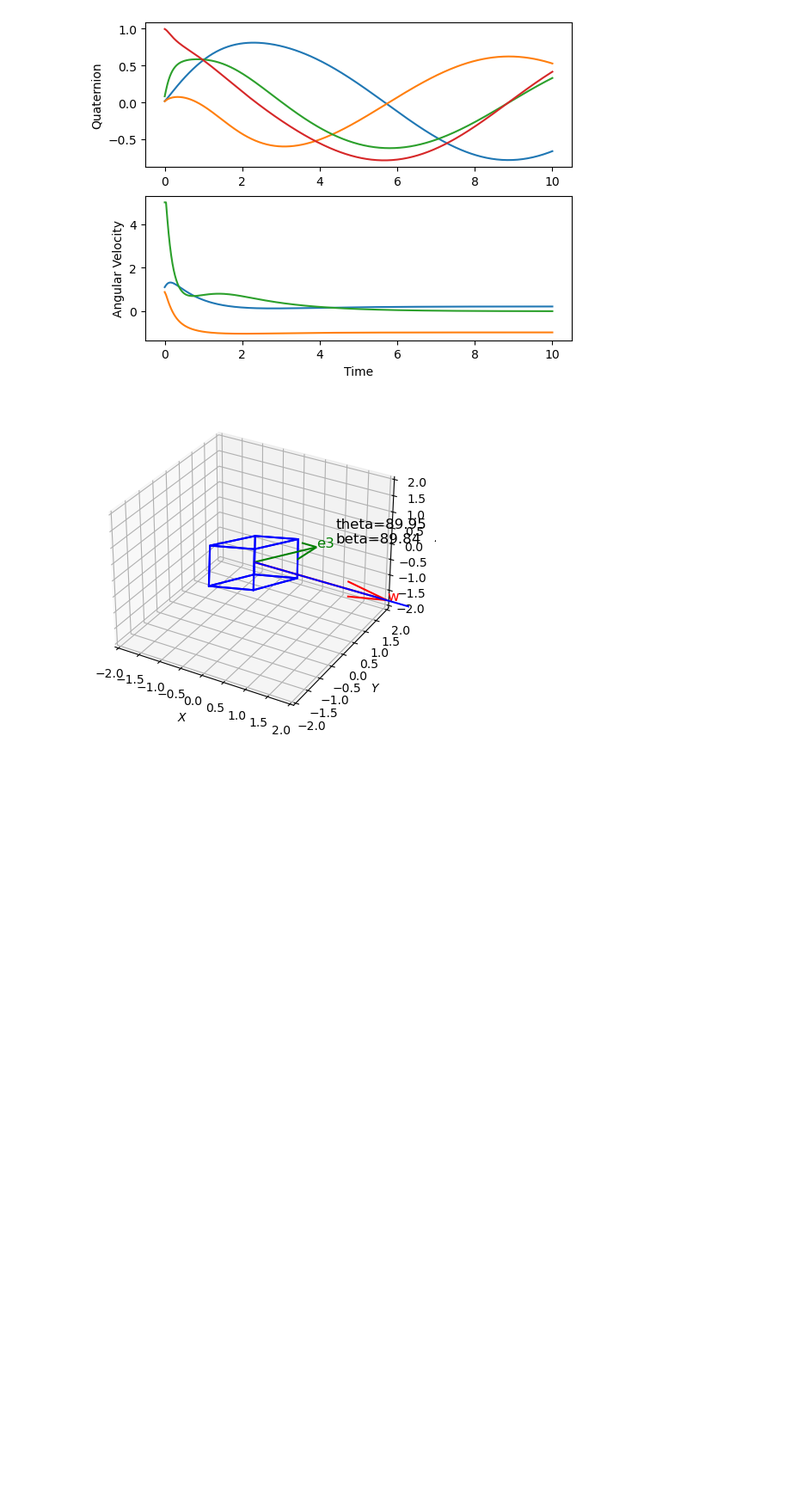
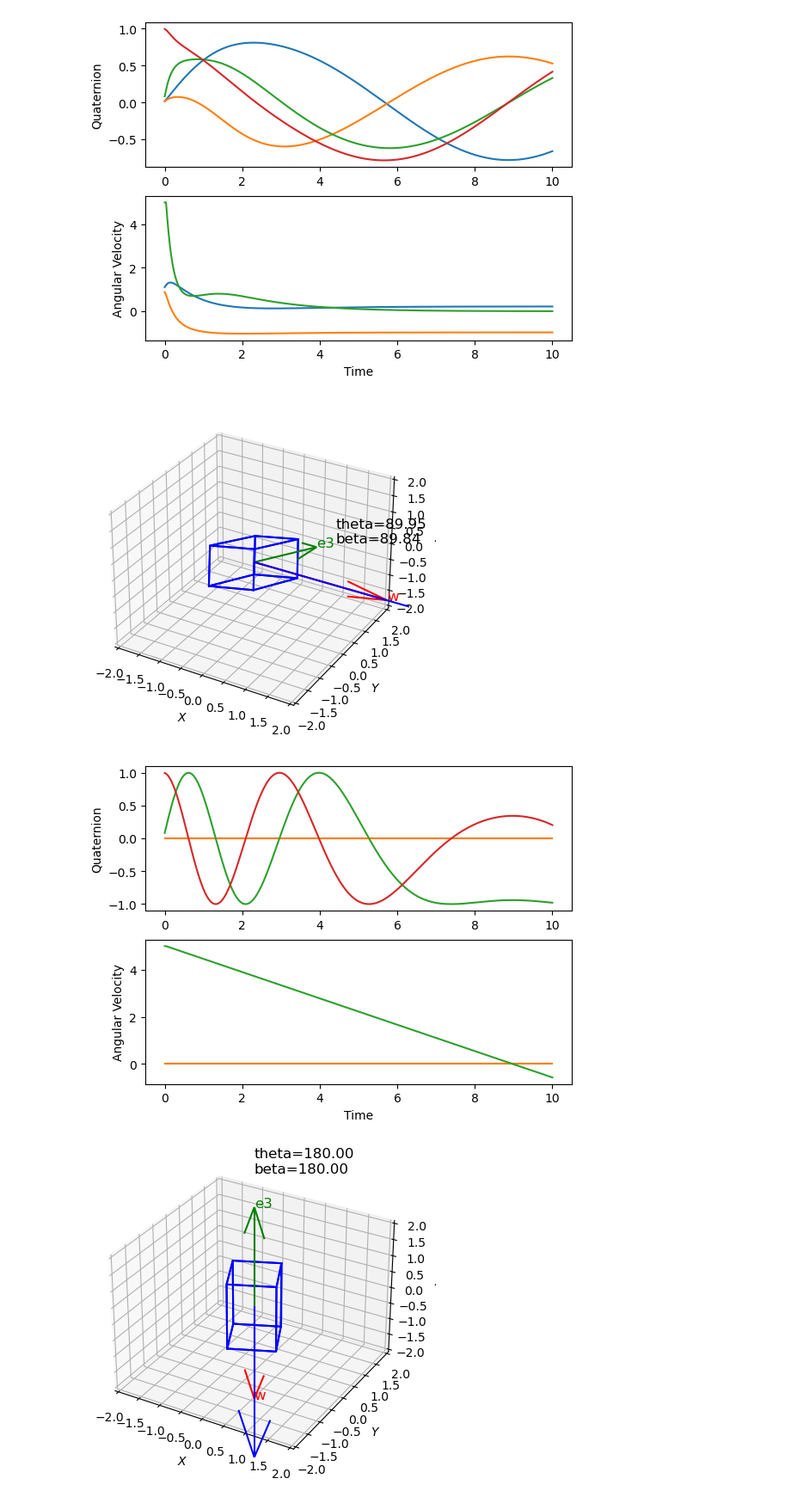
Before and after one commit to insfyre/ae403_sp25_thrusterDespin, a Jupyter notebook: maincode.ipynb, the cells around one changed output. Shown: that part at 86% size. Cells and saved outputs as stored; diff of their text form; code cells hidden in the pictures; blank space fills up the shorter version.

```diff
--- a/maincode.ipynb
+++ b/maincode.ipynb
@@ -318,3 +337,11 @@ main('bdot')
 # %% [output]
 [figure]
 [figure]
+# %%
+J_B = np.array([    [30, 0, 0],
+                    [0, 30, 0],
+                    [0, 0, 10]  ]) # prolate
+main('thruster')
+# %% [output]
+[figure, added]
+[figure, added]
```
Also changed, not shown: parts of 3 cells of this notebook, 2 other files.
